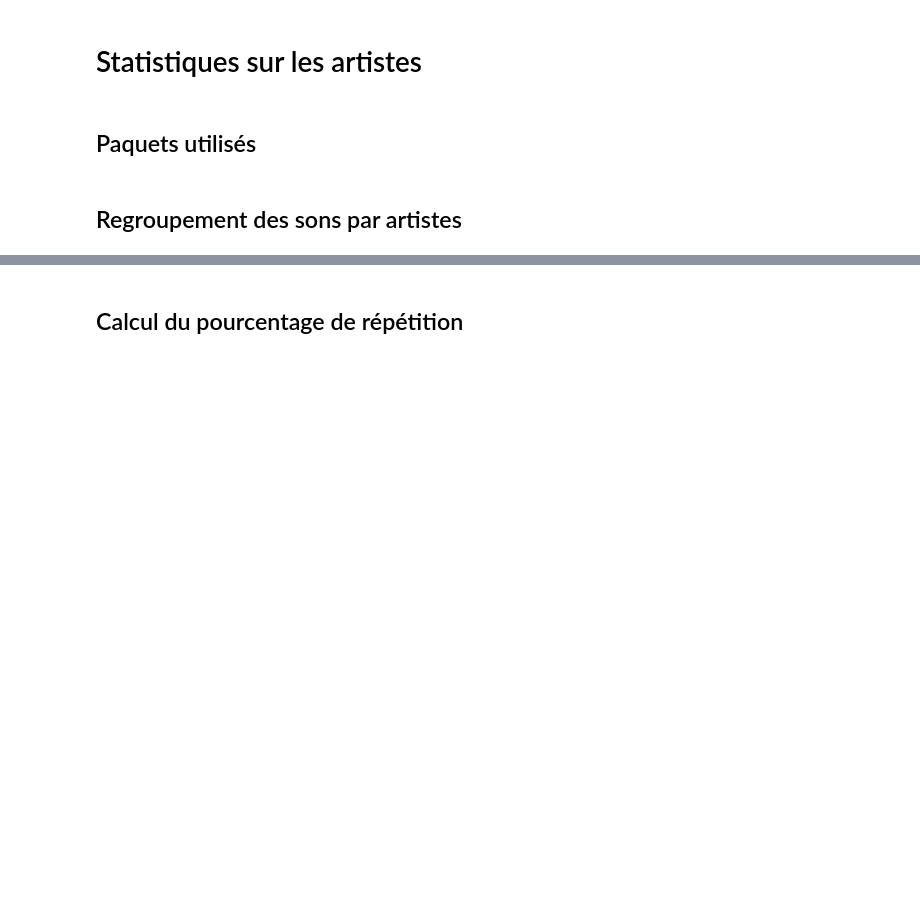
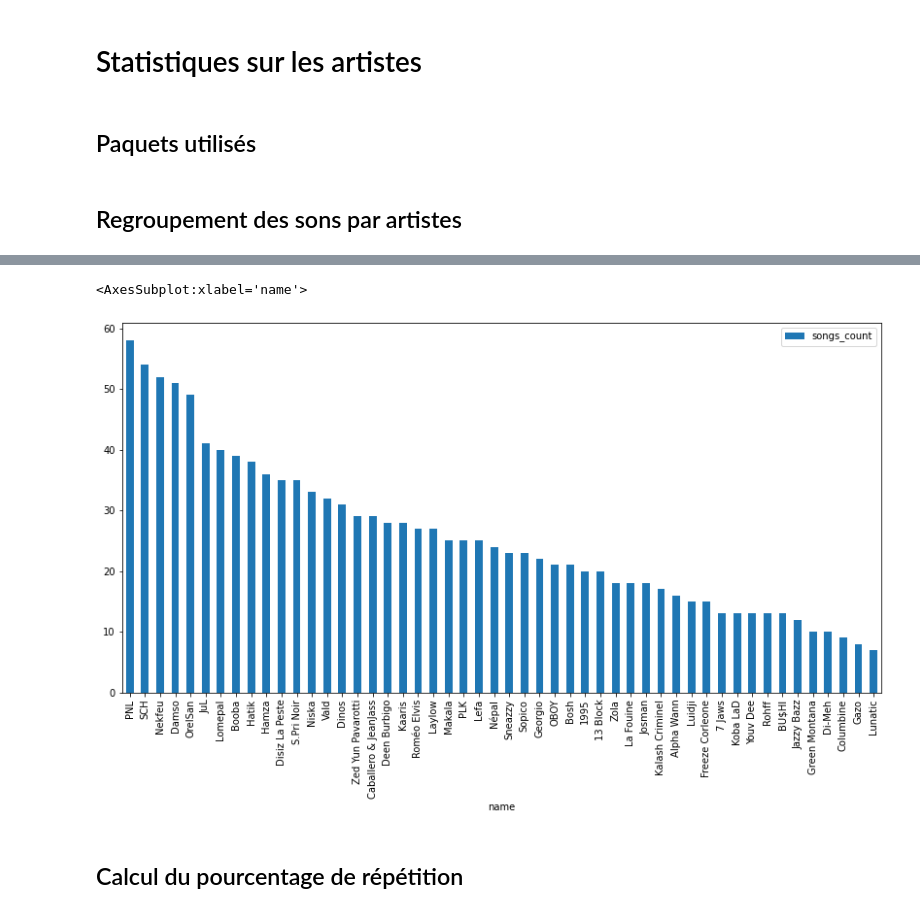
Before and after one commit to owengombas/genyus, a Jupyter notebook: notebooks/report/6_artists.ipynb, the cells around one changed output, grey strips where cells are left out. Cells and saved outputs as stored; diff of their text form; code cells hidden in the pictures; blank space fills up the shorter version.

```diff
--- a/notebooks/report/6_artists.ipynb
+++ b/notebooks/report/6_artists.ipynb
@@ -76,3 +82,8 @@ artists
+# %%
+artists.sort_values("songs_count", ascending=False).head(50).plot(kind="bar", x="name", y="songs_count", figsize=(14, 7))
+# %% [output]
+<AxesSubplot:xlabel='name'>
+[figure, added]
 # %% [markdown]
 ## Calcul du pourcentage de répétition
 # %%
```
Also changed, not shown: parts of 7 cells of this notebook, 11 other files.
